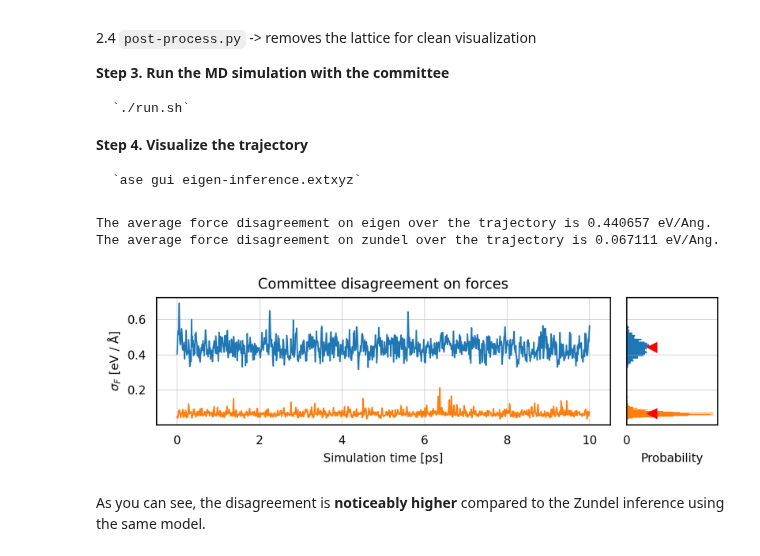
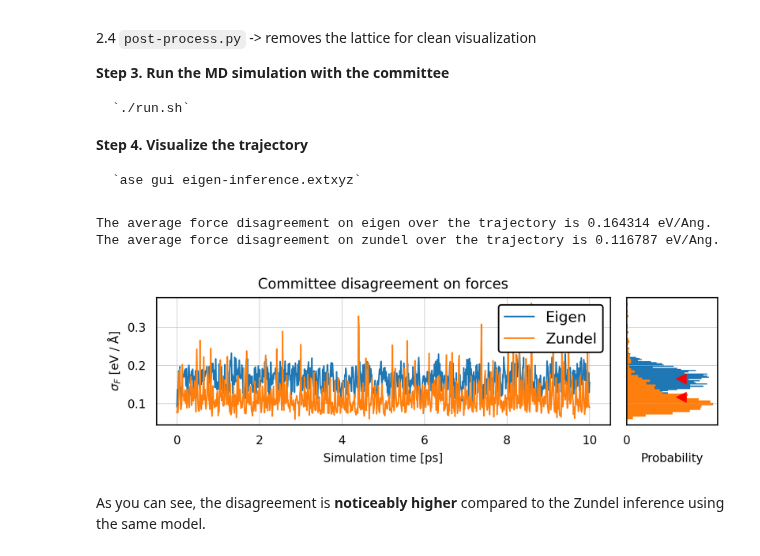
Before and after one commit to sabia-group/AL-tutorial, a Jupyter notebook: notebooks/2-eigen.ipynb, the cells around one changed output. Cells and saved outputs as stored; diff of their text form; code cells hidden in the pictures.

```diff
--- a/notebooks/2-eigen.ipynb
+++ b/notebooks/2-eigen.ipynb
@@ -82,42 +84,43 @@ dforces = forces - forces.mean(axis=0)[None, ...]
 disagreement_atomic = np.sqrt( ( (dforces**2).sum(axis=3) ).mean(axis=0) )
 disagreement = disagreement_atomic.mean(axis=1)
 
-zundel_forces = np.array([extxyz2array(f'../ipi-examples/zundel-inference/ipi.mace_force_{n:d}.extxyz',
-                                keyword='forces_component_raw')
+zundel_forces = np.array([extxyz2array(f'../ipi-examples/zundel-inference/ipi.mace_force_{n:d}.xyz',
+                                keyword='positions')
                    for n in tqdm(range(n_committee))])
 zundel_disagreement = forces2disagreement(zundel_forces)
 
 
 
 # plot the disagreement
 dt = 0.5e-3 # ps
 stride = 20 # steps
 time = np.arange(0, len(disagreement)) * dt * stride
 
 print(f'The average force disagreement on eigen over the trajectory is {disagreement.mean():03f} eV/Ang.')
 print(f'The average force disagreement on zundel over the trajectory is {zundel_disagreement.mean():03f} eV/Ang.')
 
 fig, ax = plt.subplots(ncols=2, nrows=1, sharey=True, gridspec_kw=dict(width_ratios=[1, 0.2]))
 ax[0].plot(time, disagreement, label='Eigen')
 ax[0].plot(time, zundel_disagreement, label='Zundel')
 ax[0].set_ylabel(r'$\sigma_F$ [eV / $\mathrm{\AA}$]')
 ax[0].set_xlabel('Simulation time [ps]')
 ax[0].grid(True)
 ax[0].set_title('Committee disagreement on forces')
+ax[0].legend()
 
 ax[1].hist(disagreement, bins=50, orientation='horizontal', density=True)
 ax[1].hist(zundel_disagreement, bins=50, orientation='horizontal', density=True)
 ax[1].plot(10, disagreement.mean(), '<', c='r')
 ax[1].plot(10, zundel_disagreement.mean(), '<', c='r')
 ax[1].set_xlabel('Probability')
 ax[1].set_xticks([0])
 
 plt.tight_layout()
 plt.show()
 # %% [output]
-The average force disagreement on eigen over the trajectory is 0.440657 eV/Ang.
-The average force disagreement on zundel over the trajectory is 0.067111 eV/Ang.
+The average force disagreement on eigen over the trajectory is 0.164314 eV/Ang.
+The average force disagreement on zundel over the trajectory is 0.116787 eV/Ang.
-[figure, old version]
+[figure, new version]
 # %% [markdown]
 As you can see, the disagreement is **noticeably higher** compared to the Zundel inference using the same model.
 # %% [markdown]
```
Also changed, not shown: parts of 1 cell of this notebook.
